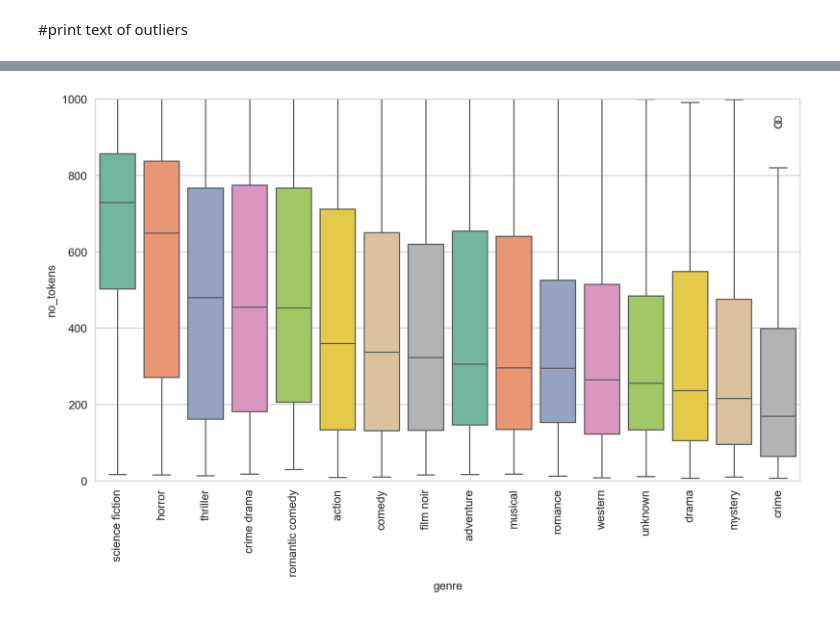
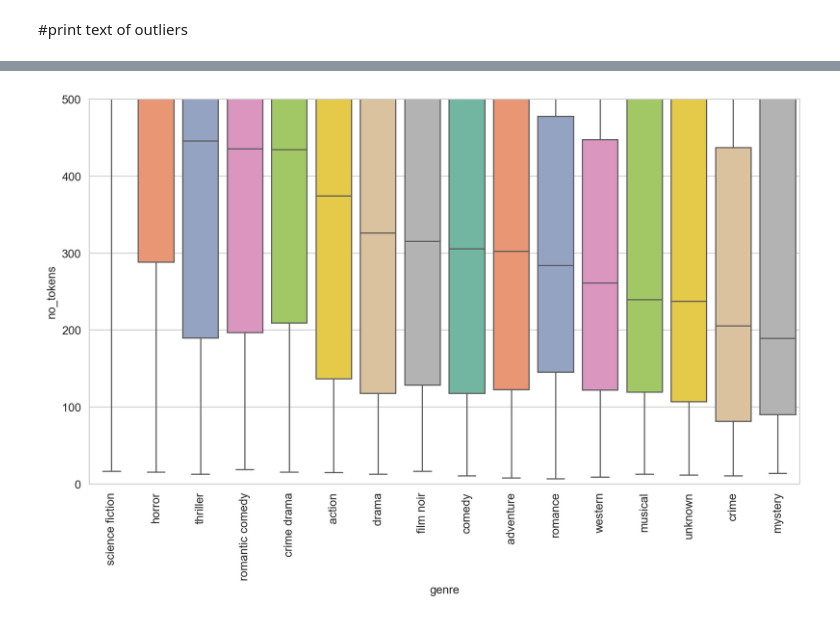
Before and after one commit to dc-neo/movie_plot, a Jupyter notebook: movie_plot.ipynb, the cells around one changed output, grey strips where cells are left out. Cells and saved outputs as stored; diff of their text form; code cells hidden in the pictures.

```diff
--- a/movie_plot.ipynb
+++ b/movie_plot.ipynb
@@ -506,6 +508,6 @@ df['plot_lemma'][df.no_tokens > 2500]
 Name: plot_lemma, dtype: object
 # %%
 # cut-off diagram at y=500
-multi_boxplot(df, 'genre', 'no_tokens', ylim=1000)
+multi_boxplot(df, 'genre', 'no_tokens', ylim=500)
 # %% [output]
-[figure, old version]
+[figure, new version]
```
Also changed, not shown: parts of 14 cells of this notebook, 1 other file.
